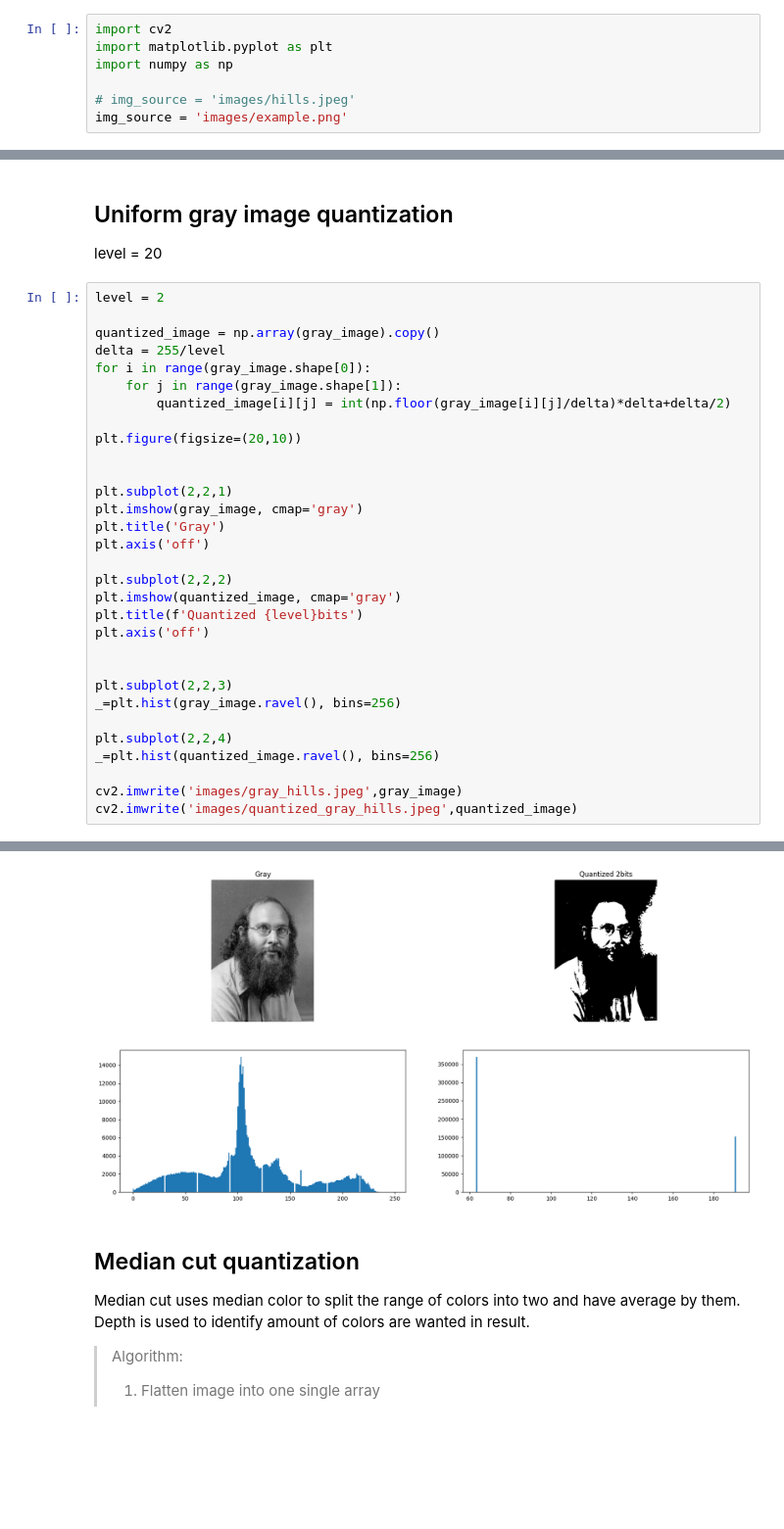
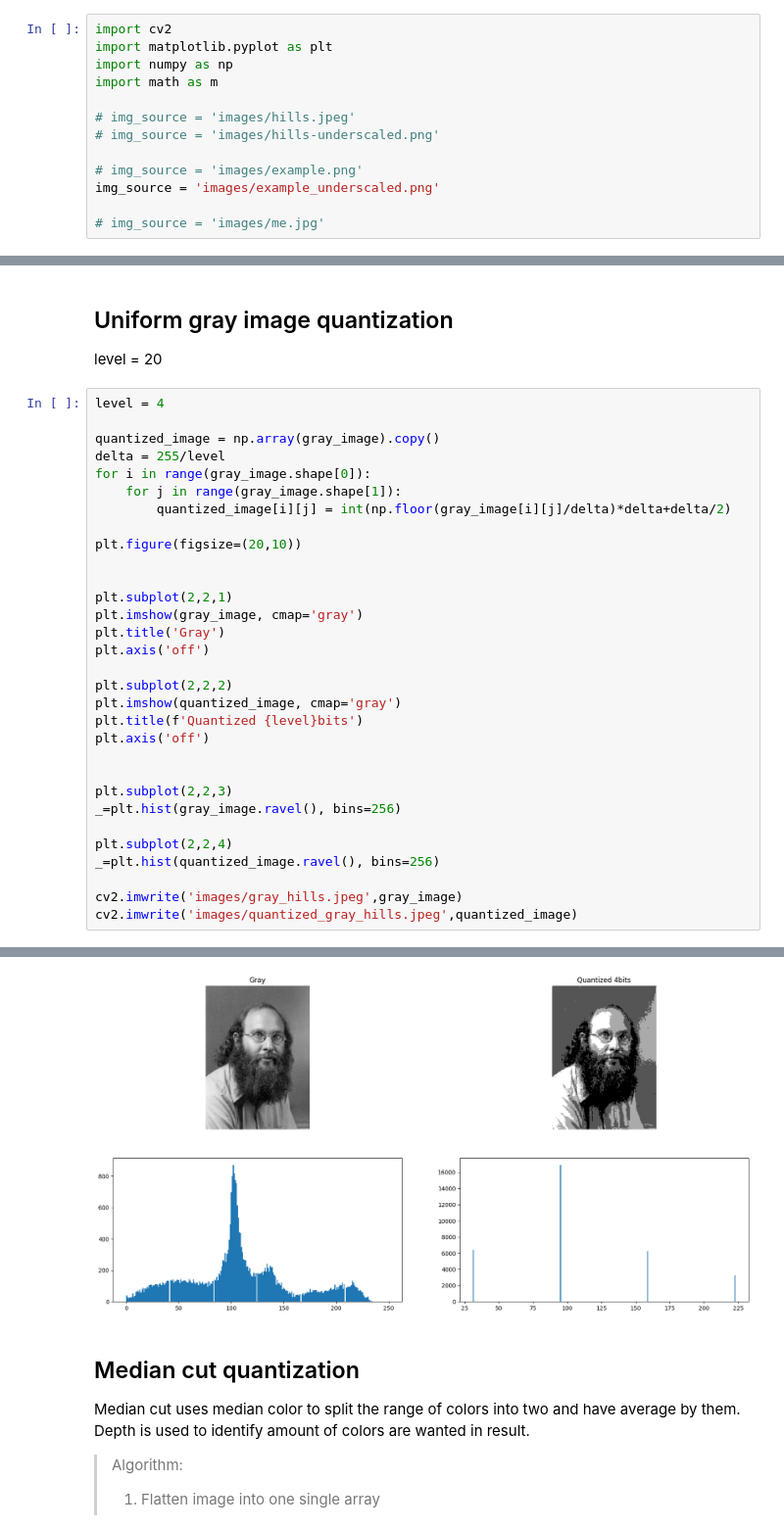
Before and after one commit to JavaConterry/Image-Quantization, a Jupyter notebook: Worksheet.ipynb, the cells around one changed output, grey strips where cells are left out. Shown at 98% size. Drawn from its saved outputs; the diff is of its cells as text; blank space fills up the shorter version.

```diff
--- a/Worksheet.ipynb
+++ b/Worksheet.ipynb
@@ -13,9 +13,15 @@ Requirement already satisfied: numpy>=1.21.2 in h:\in common\python\lib\site-pac
 import cv2
 import matplotlib.pyplot as plt
 import numpy as np
+import math as m
 
 # img_source = 'images/hills.jpeg'
-img_source = 'images/example.png'
+# img_source = 'images/hills-underscaled.png'
+
+# img_source = 'images/example.png'
+img_source = 'images/example_underscaled.png'
+
+# img_source = 'images/me.jpg'
 # %% [markdown]
 **View images:**
 # %%
@@ -55,39 +61,39 @@ Image data type: uint8
 ## Uniform gray image quantization
 level = 20
 # %%
-level = 2
+level = 4
 
 quantized_image = np.array(gray_image).copy()
 delta = 255/level
 for i in range(gray_image.shape[0]):
     for j in range(gray_image.shape[1]):
         quantized_image[i][j] = int(np.floor(gray_image[i][j]/delta)*delta+delta/2)
 
 plt.figure(figsize=(20,10))
 
 
 plt.subplot(2,2,1)
 plt.imshow(gray_image, cmap='gray')
 plt.title('Gray')
 plt.axis('off')
 
 plt.subplot(2,2,2)
 plt.imshow(quantized_image, cmap='gray')
 plt.title(f'Quantized {level}bits')
 plt.axis('off')
 
 
 plt.subplot(2,2,3)
 _=plt.hist(gray_image.ravel(), bins=256)
 
 plt.subplot(2,2,4)
 _=plt.hist(quantized_image.ravel(), bins=256)
 
 cv2.imwrite('images/gray_hills.jpeg',gray_image)
 cv2.imwrite('images/quantized_gray_hills.jpeg',quantized_image)
 # %% [output]
 True
-[figure, old version]
+[figure, new version]
 # %% [markdown]
 ## Median cut quantization
 
```
Also changed, not shown: parts of 12 cells of this notebook, 9 other files.
